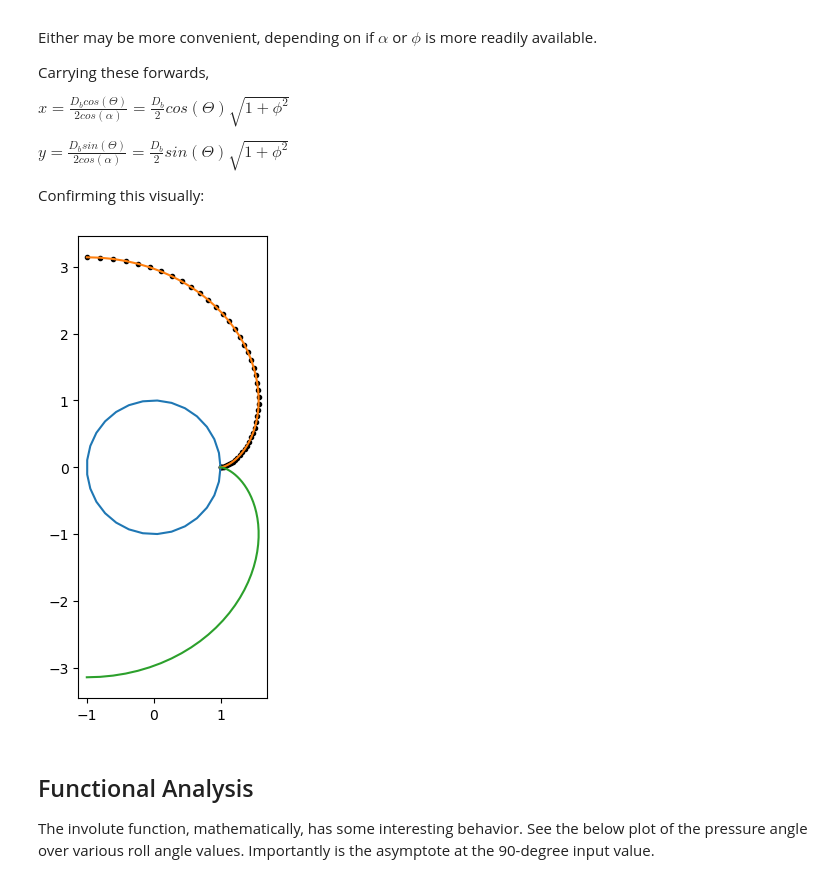
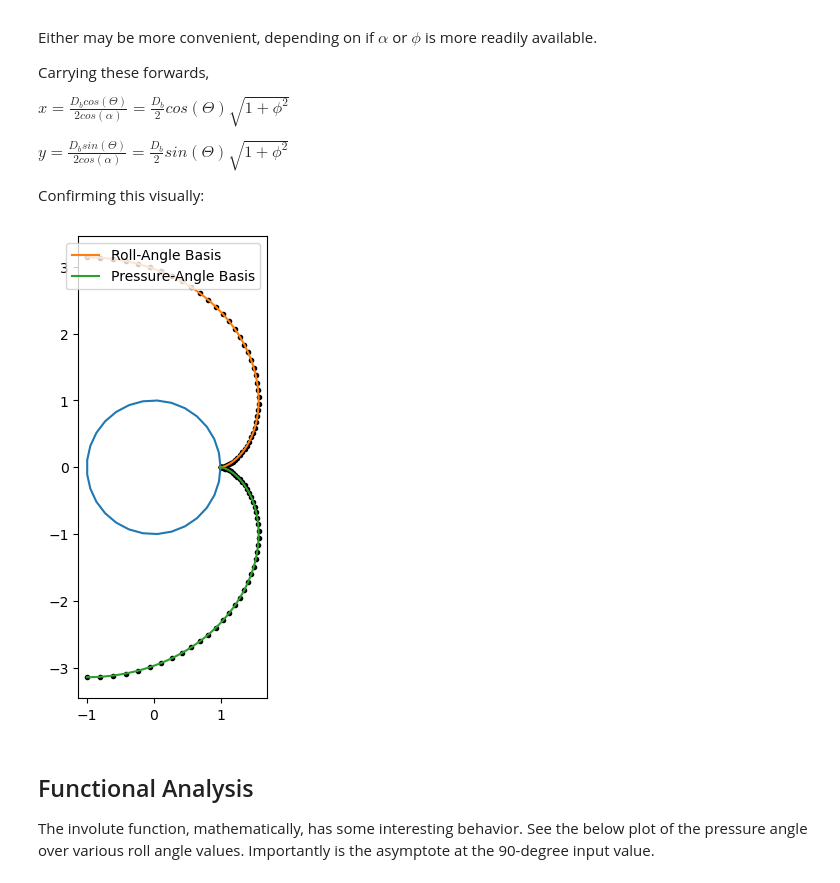
Before and after one commit to i-Dyke/gearage, a Jupyter notebook: Methodology/whatis_Involute.ipynb, the cells around one changed output. Drawn from its saved outputs; the diff is of its cells as text; code cells hidden in the pictures.

```diff
--- a/Methodology/whatis_Involute.ipynb
+++ b/Methodology/whatis_Involute.ipynb
@@ -251,17 +249,24 @@ Confirming this visually:
 # %%
 fig2, ax2 = plt.subplots(figsize = (6,6))
 ax2.plot(np.cos(np.linspace(0, np.pi * 2, 30)), np.sin(np.linspace(0, np.pi * 2, 30)))
 
 ax2.scatter(x = pltPts[x],
             y = pltPts[y],
             marker = '.', color = 'black')
+ax2.scatter(x = pltPts[x],
+            y = -pltPts[y],
+            marker = '.', color = 'black')
 ax2.plot(np.sqrt(1 + pltPts[phi]**2) * np.cos(pltPts[Theta]),
-         np.sqrt(1 + pltPts[phi]**2) * np.sin(pltPts[Theta]))
+         np.sqrt(1 + pltPts[phi]**2) * np.sin(pltPts[Theta]),
+         label = "Roll-Angle Basis")
 ax2.plot(1/np.cos(pltPts[alpha]) * np.cos(pltPts[Theta]),
-         -1/np.cos(pltPts[alpha]) * np.sin(pltPts[Theta]))
+         -1/np.cos(pltPts[alpha]) * np.sin(pltPts[Theta]),
+         label = "Pressure-Angle Basis")
+ax2.legend()
+
 ax2.set_aspect("equal")
 # %% [output]
-[figure, old version]
+[figure, new version]
 # %% [markdown]
 ## Functional Analysis
 
```
Also changed, not shown: parts of 4 cells of this notebook.
